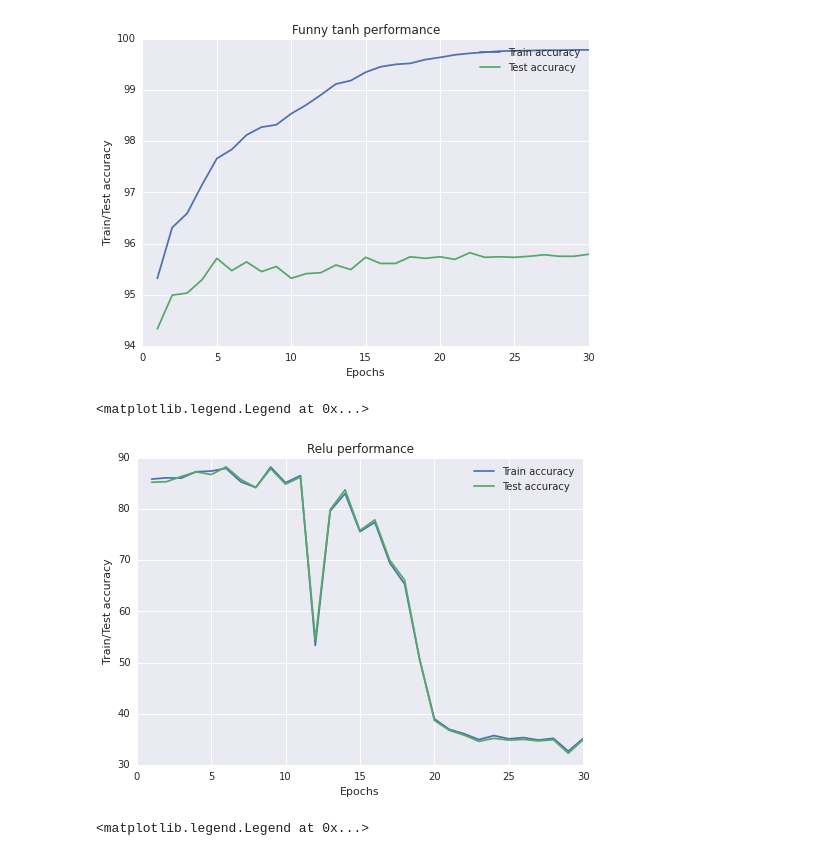
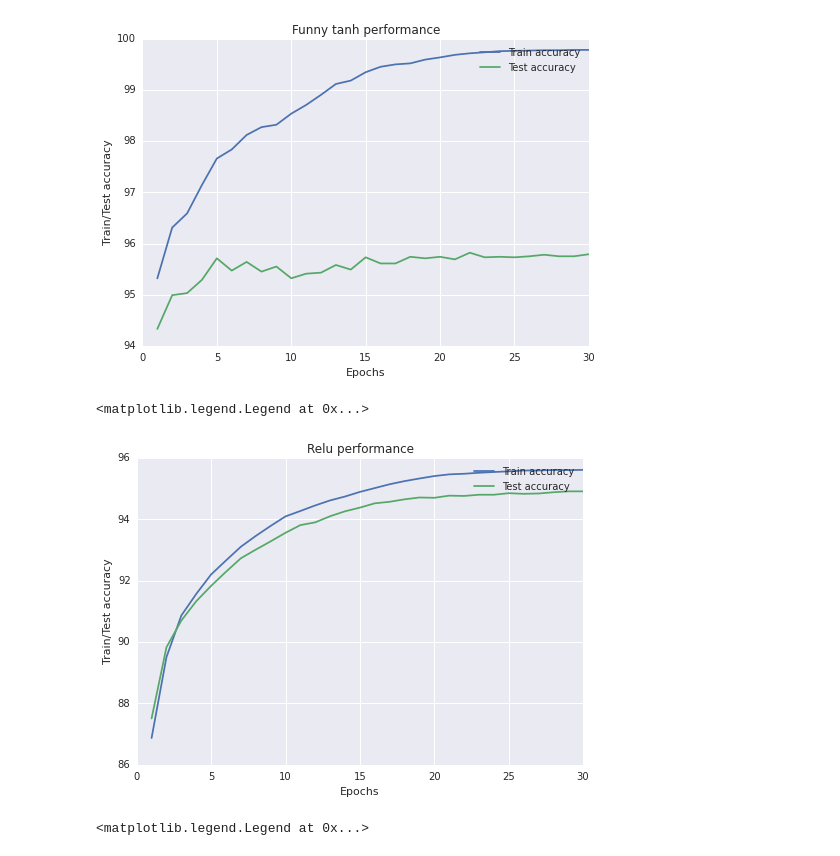
Before and after one commit to ankit2311/NeuralNetworks-CSE-253, a Jupyter notebook: Homework2/src/CS 253 HW 2.ipynb, the cells around one changed output. Cells and saved outputs as stored; diff of their text form; code cells hidden in the pictures.

```diff
--- a/Homework2/src/CS 253 HW 2.ipynb
+++ b/Homework2/src/CS 253 HW 2.ipynb
@@ -283,20 +407,20 @@ sns.plt.legend()
 # %% [output]
 <matplotlib.legend.Legend at 0x...>
 [figure]
-# %%
-x = [i+1 for i in xrange(30)]
-relu_train = clf_relu.train_accuracy
-relu_test = clf_relu.test_accuracy
-
-sns.plt.xlabel("Epochs")
-sns.plt.ylabel("Train/Test accuracy")
-sns.plt.plot(x, relu_train,  label = "Train accuracy" )
-sns.plt.plot(x, relu_test,  label = "Test accuracy" )
-sns.plt.title("Relu performance")
-sns.plt.legend()
-# %% [output]
-<matplotlib.legend.Legend at 0x...>
-[figure, removed]
+# %%
+x = [i+1 for i in xrange(30)]
+relu_train = [86.873333333333335, 89.50833333333334, 90.864999999999995, 91.566666666666663, 92.201666666666668, 92.658333333333331, 93.105000000000004, 93.456666666666663, 93.783333333333331, 94.093333333333334, 94.269999999999996, 94.451666666666668, 94.615000000000009, 94.741666666666674, 94.891666666666666, 95.016666666666666, 95.141666666666666, 95.243333333333339, 95.328333333333333, 95.408333333333331, 95.463333333333338, 95.483333333333334, 95.515000000000001, 95.540000000000006, 95.561666666666667, 95.590000000000003, 95.590000000000003, 95.606666666666655, 95.601666666666659, 95.609999999999999]
+relu_test = [87.510000000000005, 89.829999999999998, 90.700000000000003, 91.329999999999998, 91.829999999999998, 92.290000000000006, 92.730000000000004, 93.010000000000005, 93.280000000000001, 93.560000000000002, 93.810000000000002, 93.899999999999991, 94.099999999999994, 94.260000000000005, 94.379999999999995, 94.52000000000001, 94.569999999999993, 94.650000000000006, 94.710000000000008, 94.699999999999989, 94.769999999999996, 94.760000000000005, 94.799999999999997, 94.799999999999997, 94.849999999999994, 94.829999999999998, 94.840000000000003, 94.879999999999995, 94.910000000000011, 94.910000000000011]
+
+sns.plt.xlabel("Epochs")
+sns.plt.ylabel("Train/Test accuracy")
+sns.plt.plot(x, relu_train,  label = "Train accuracy" )
+sns.plt.plot(x, relu_test,  label = "Test accuracy" )
+sns.plt.title("Relu performance")
+sns.plt.legend()
+# %% [output]
+<matplotlib.legend.Legend at 0x...>
+[figure, added]
 # %%
 x = [i+1 for i in xrange(26)]
 sigmoid_train =[94.783333333333331, 96.311666666666667, 97.173333333333332, 97.816666666666663, 98.265000000000001, 98.586666666666673, 98.87166666666667, 99.050000000000011, 99.251666666666665, 99.376666666666665, 99.480000000000004, 99.591666666666669, 99.658333333333331, 99.708333333333329, 99.733333333333334, 99.784999999999997, 99.821666666666658, 99.829999999999998, 99.859999999999999, 99.87833333333333, 99.901666666666671, 99.901666666666671, 99.913333333333327, 99.924999999999997, 99.924999999999997, 99.926666666666662]
```
Also changed, not shown: parts of 14 cells of this notebook.
